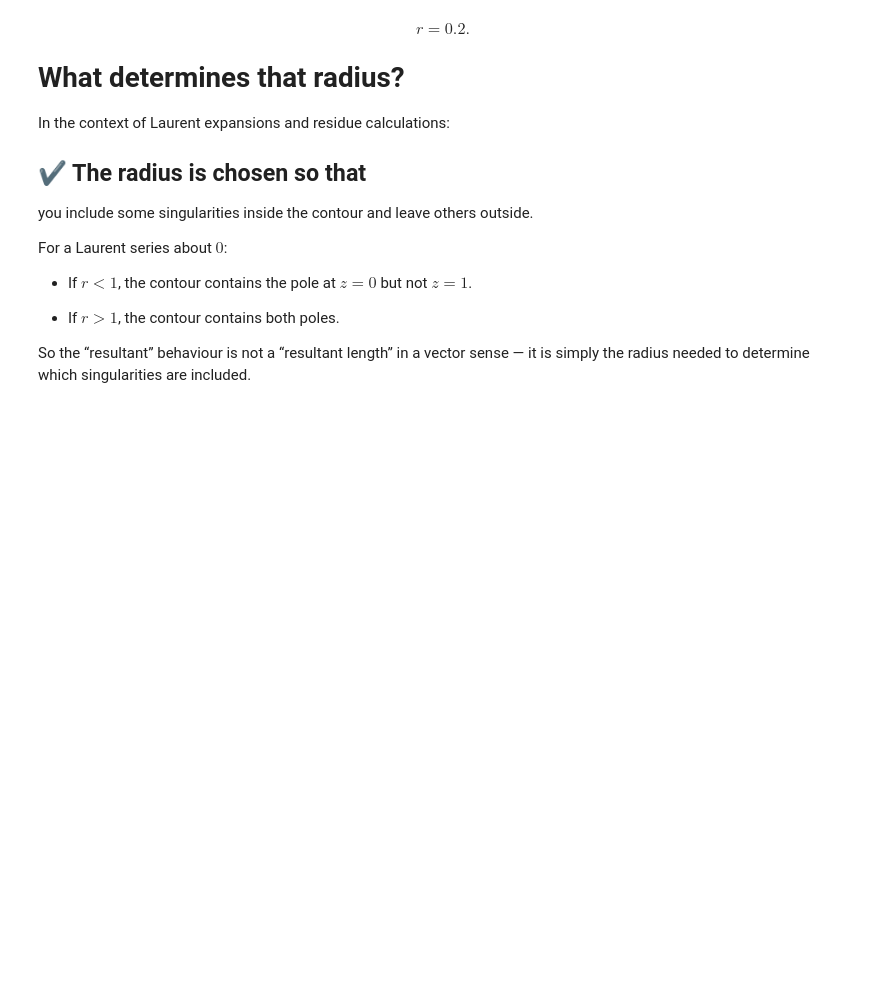
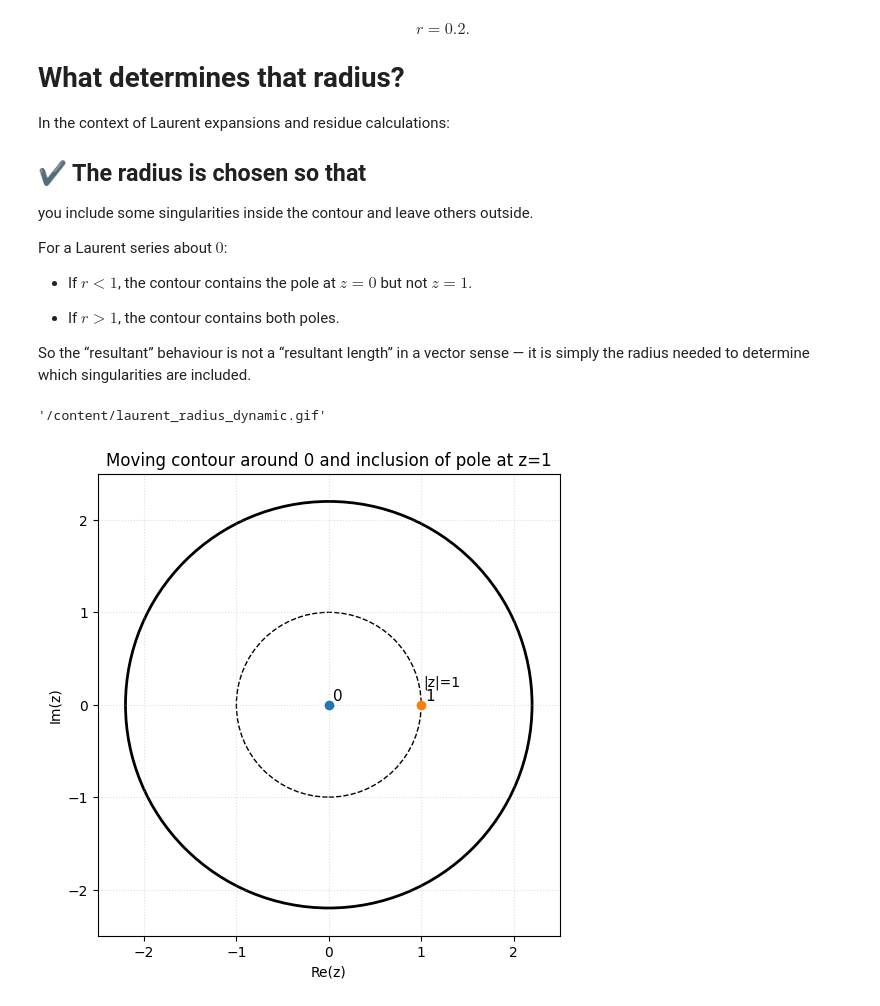
Before and after one commit to ABHI20-STAT/Mathematical-Analysis-From-Real-to-Complex-, a Jupyter notebook: Laurent_Series.ipynb, the cells around one changed output. Cells and saved outputs as stored; diff of their text form; code cells hidden in the pictures; blank space fills up the shorter version.

```diff
--- a/Laurent_Series.ipynb
+++ b/Laurent_Series.ipynb
@@ -543,3 +543,78 @@ For a Laurent series about $0$:
 
 So the “resultant” behaviour is not a “resultant length” in a vector sense —
 it is simply the radius needed to determine which singularities are included.
+# %%
+import numpy as np
+import matplotlib.pyplot as plt
+from matplotlib import animation
+
+# Create dynamic animation of contour radius around 0 for f(z)=1/(z(z-1))
+fig, ax = plt.subplots(figsize=(6,6))
+
+# Fixed data
+z0 = 0+0j
+z1 = 1+0j
+
+radii = np.linspace(0.2, 2.2, 40)
+theta = np.linspace(0, 2*np.pi, 400)
+
+def setup_axes():
+    ax.clear()
+    ax.set_xlim(-2.5, 2.5)
+    ax.set_ylim(-2.5, 2.5)
+    ax.set_aspect('equal')
+    ax.set_xlabel("Re(z)")
+    ax.set_ylabel("Im(z)")
+    ax.set_title("Moving contour around 0 and inclusion of pole at z=1")
+    ax.grid(True, linestyle=":", alpha=0.4)
+    ax.plot(z0.real, z0.imag, marker='o')
+    ax.text(z0.real+0.05, z0.imag+0.05, "0", fontsize=11)
+    ax.plot(z1.real, z1.imag, marker='o')
+    ax.text(z1.real+0.05, z1.imag+0.05, "1", fontsize=11)
+    circle1 = plt.Circle((0,0), 1.0, fill=False, linestyle='--', linewidth=1.0)
+    ax.add_patch(circle1)
+    ax.text(1.02, 0.2, "|z|=1", fontsize=10)
+
+contour_circle = plt.Circle((0,0), radii[0], fill=False, linewidth=2.0)
+radius_line, = ax.plot([], [])
+info_text = ax.text(-2.4, 2.3, "", fontsize=9,
+                    bbox=dict(facecolor="white", alpha=0.8))
+
+def init():
+    setup_axes()
+    ax.add_patch(contour_circle)
+    radius_line.set_data([], [])
+    info_text.set_text("")
+    return contour_circle, radius_line, info_text
+
+def animate(i):
+    r = radii[i]
+    setup_axes()
+    contour_circle.radius = r
+    ax.add_patch(contour_circle)
+    ax.plot([0, r], [0, 0])
+    inside = r > 1.0
+    status = "INSIDE" if inside else "OUTSIDE"
+    text = (
+        f"Contour radius r = {r:.2f}\n"
+        f"Pole at z=1 is {status} the contour\n\n"
+        "For f(z)=1/(z(z-1)) about z0=0:\n"
+        "- If r<1: Laurent valid on 0<|z|<1\n"
+        "  principal part from z=0, analytic tail from 1/(z-1)\n"
+        "- If r>1: contour encloses both poles;\n"
+        "  integral gains residue at z=1."
+    )
+    info_text.set_text(text)
+    return contour_circle, radius_line, info_text
+
+anim = animation.FuncAnimation(
+    fig, animate, init_func=init, frames=len(radii),
+    interval=200, blit=False
+)
+
+gif_path = "/content/laurent_radius_dynamic.gif"
+anim.save(gif_path, writer="pillow", fps=5)
+gif_path
+# %% [output]
+'/content/laurent_radius_dynamic.gif'
+[figure, added]
```
Also changed, not shown: parts of 2 cells of this notebook.
